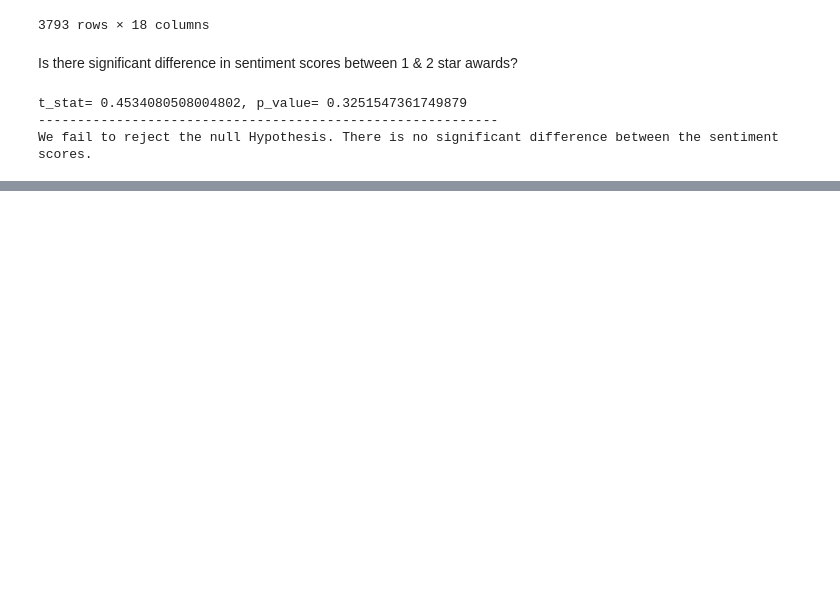
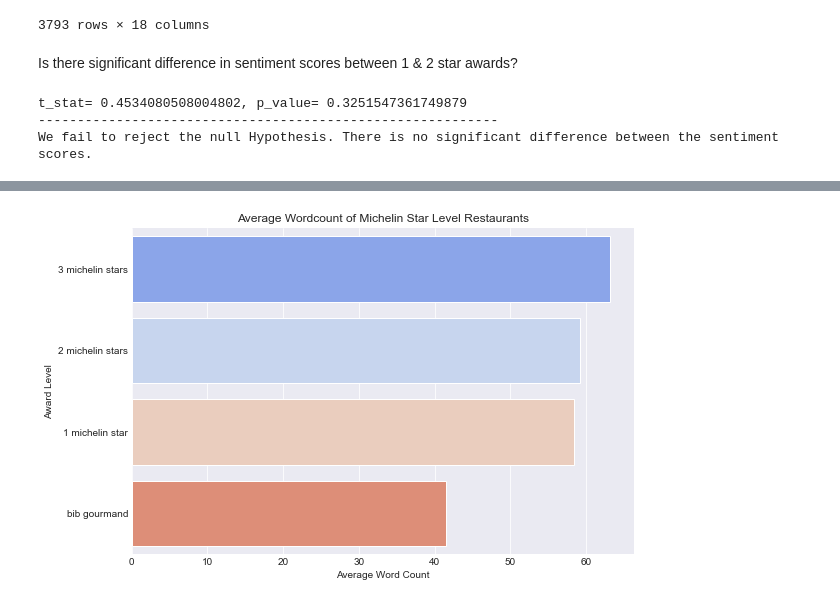
Before and after one commit to CodeupGourmands/Michelin_NLP_Capstone, a Jupyter notebook: drafts.ipynb, the cells around one changed output, grey strips where cells are left out. Cells and saved outputs as stored; diff of their text form; code cells hidden in the pictures; blank space fills up the shorter version.

```diff
--- a/drafts.ipynb
+++ b/drafts.ipynb
@@ -114,0 +123,4 @@ plt.show()
+# %%
+e.get_wordcount_bar(train)
+# %% [output]
+[figure, added]
```
Also changed, not shown: parts of 4 cells of this notebook, 2 other files.
